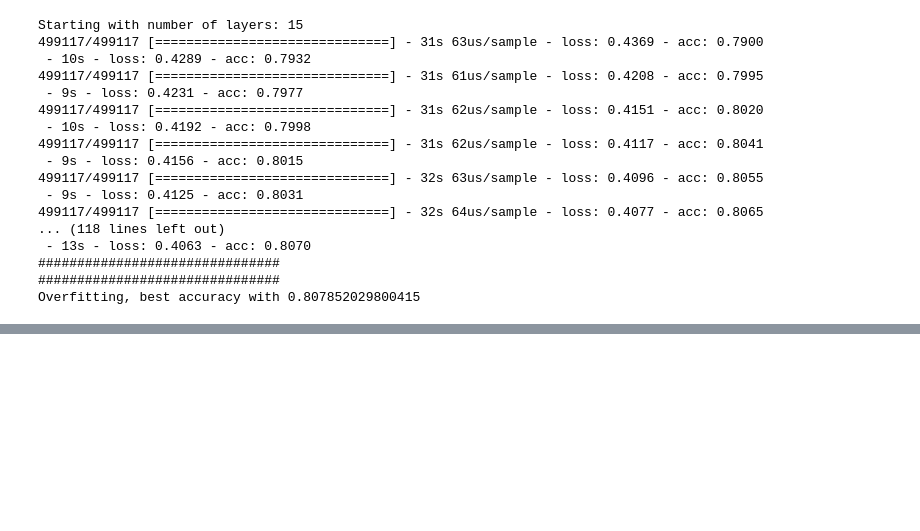
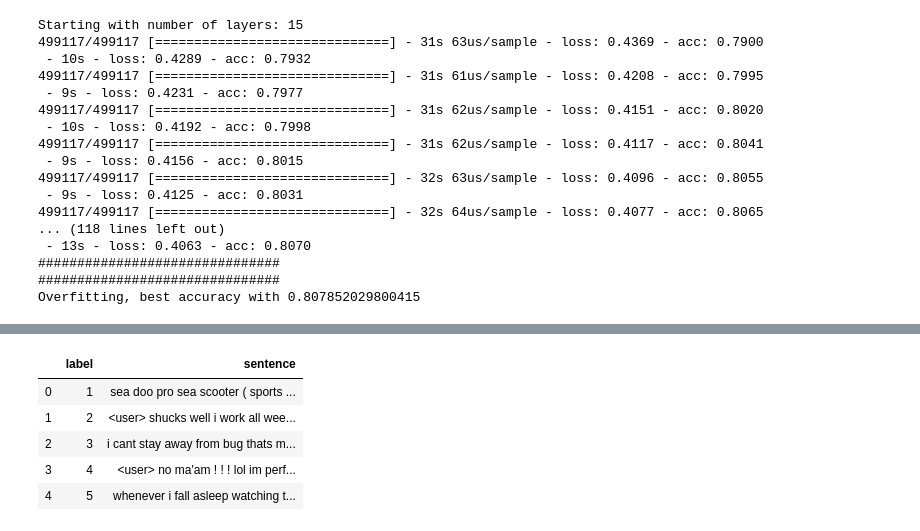
Before and after one commit to oraziorillo/TwitterSentimentAnalysis, a Jupyter notebook: word2vec_nn.ipynb, the cells around one changed output, grey strips where cells are left out. Saved outputs shown, nothing was run; the diff lists cells and outputs as text; code cells hidden in the pictures; blank space fills up the shorter version.

```diff
--- a/word2vec_nn.ipynb
+++ b/word2vec_nn.ipynb
@@ -371,0 +384,21 @@ AttributeError: 'NoneType' object has no attribute 'evaluate'
+# %%
+# We have to get the test dataset and clean it as we have done with the training dataset
+df_test = []
+with open("Data/test_data.txt", 'r') as f:
+    for l in f:
+        id_ = l.split(",")[0]
+        # it is a csv, but you have to keep other commas (only the first one is relevant)
+        sentence = ",".join(l.split(",")[1:])
+        df_test.append({
+            "label": int(id_),
+            "sentence": sentence
+        })
+df_test = pd.DataFrame(df_test)
+df_test.head()
+# %% [output]
+|  | label | sentence |
+| 0 | 1 | sea doo pro sea scooter ( sports ... |
+| 1 | 2 | <user> shucks well i work all wee... |
+| 2 | 3 | i cant stay away from bug thats m... |
+| 3 | 4 | <user> no ma'am ! ! ! lol im perf... |
+| 4 | 5 | whenever i fall asleep watching t... |
```
Also changed, not shown: parts of 10 cells of this notebook.
